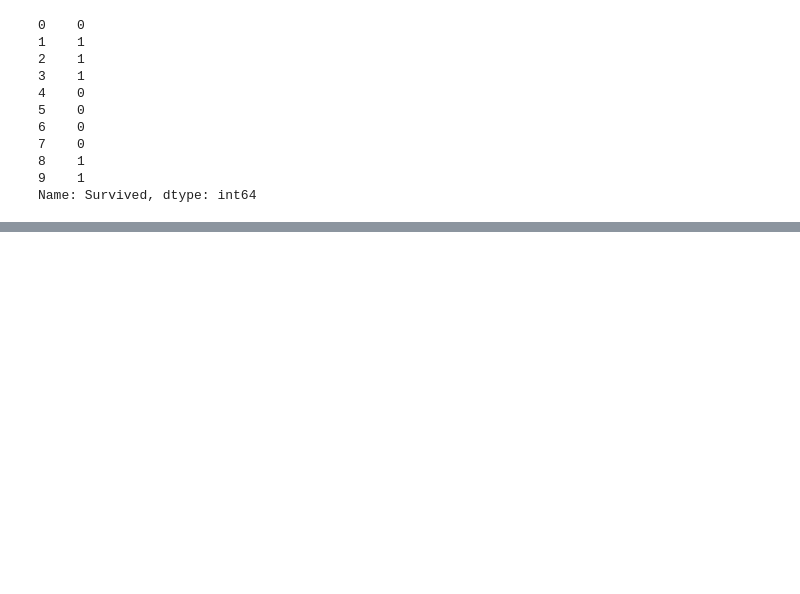
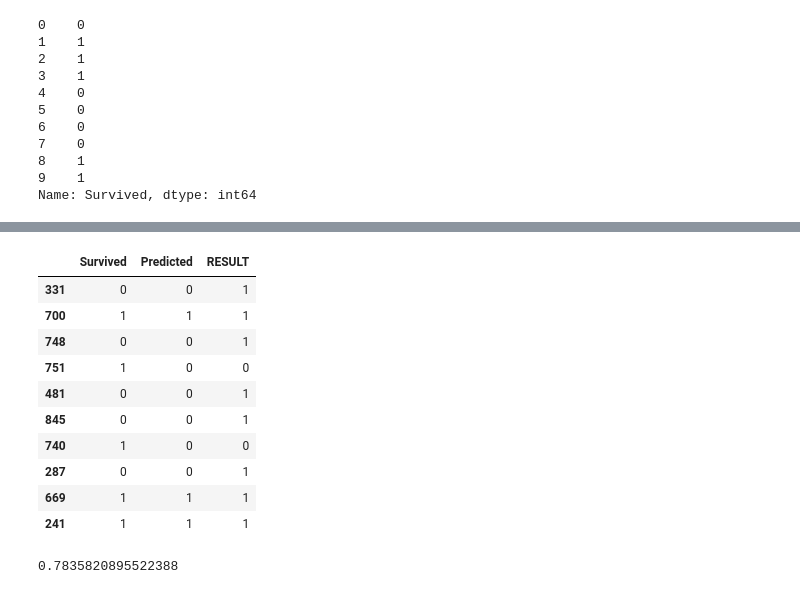
Before and after one commit to viniciusov/titanic-survivors, a Jupyter notebook: Titanic.ipynb, the cells around one changed output, grey strips where cells are left out. Saved outputs shown, nothing was run; the diff lists cells and outputs as text; code cells hidden in the pictures; blank space fills up the shorter version.

Commit message:
Working with 0.8 score

```diff
--- a/Titanic.ipynb
+++ b/Titanic.ipynb
@@ -93,0 +174,7 @@ Name: Survived, dtype: int64
+# %%
+from sklearn.preprocessing import MinMaxScaler
+
+scaler = MinMaxScaler()
+scaled_X_train = scaler.fit_transform(X_train)
+scaled_X_test = scaler.transform(X_test)
+scaled_X_train[:10]
@@ -93,0 +204,7 @@ Name: Survived, dtype: int64
+# %%
+from sklearn.ensemble import RandomForestClassifier
+
+random_forest = RandomForestClassifier(n_estimators=100, random_state=0)
+random_forest.fit(scaled_X_train, y_train)
+
+random_forest.score(scaled_X_train, y_train)
@@ -93,0 +213,3 @@ Name: Survived, dtype: int64
+# %%
+prediction = random_forest.predict(scaled_X_test)
+prediction[:10]
@@ -93,0 +224,4 @@ Name: Survived, dtype: int64
+# %%
+prediction = pd.DataFrame(prediction, index=y_test.index, columns=['Predicted'])
+new_df = pd.concat([y_test,prediction],axis=1)
+new_df.head(10)
@@ -93,0 +240,31 @@ Name: Survived, dtype: int64
+# %%
+new_df['RESULT'] = 0
+
+for n in new_df.index:
+    new_df['RESULT'][n] = 1-abs(new_df['Survived'][n] - new_df['Predicted'][n])
+
+new_df.head(10)
+# %% [output]
+|  | Survived | Predicted | RESULT |
+| 331 | 0 | 0 | 1 |
+| 700 | 1 | 1 | 1 |
+| 748 | 0 | 0 | 1 |
+| 751 | 1 | 0 | 0 |
+| 481 | 0 | 0 | 1 |
+| 845 | 0 | 0 | 1 |
+| 740 | 1 | 0 | 0 |
+| 287 | 0 | 0 | 1 |
+| 669 | 1 | 1 | 1 |
+| 241 | 1 | 1 | 1 |
+# %%
+total = len(new_df)
+right = 0
+
+for n in new_df.index:
+    if new_df['RESULT'][n]:
+        right += 1
+
+average = right/total
+average
+# %% [output]
+0.7835820895522388
```
Also changed, not shown: parts of 20 cells of this notebook.
